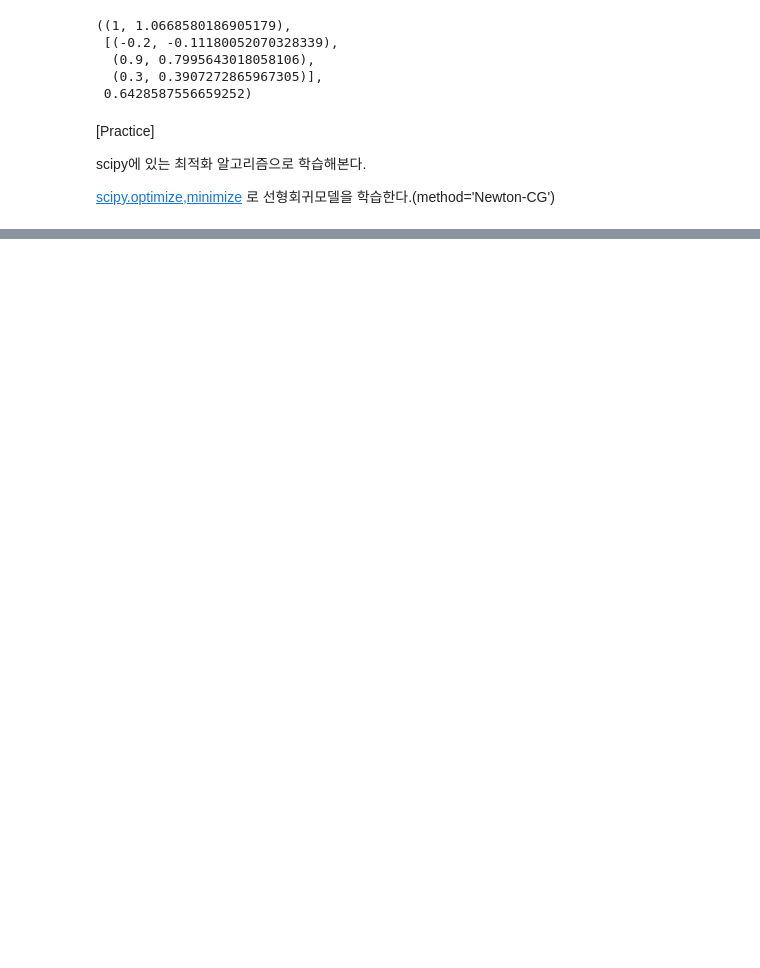
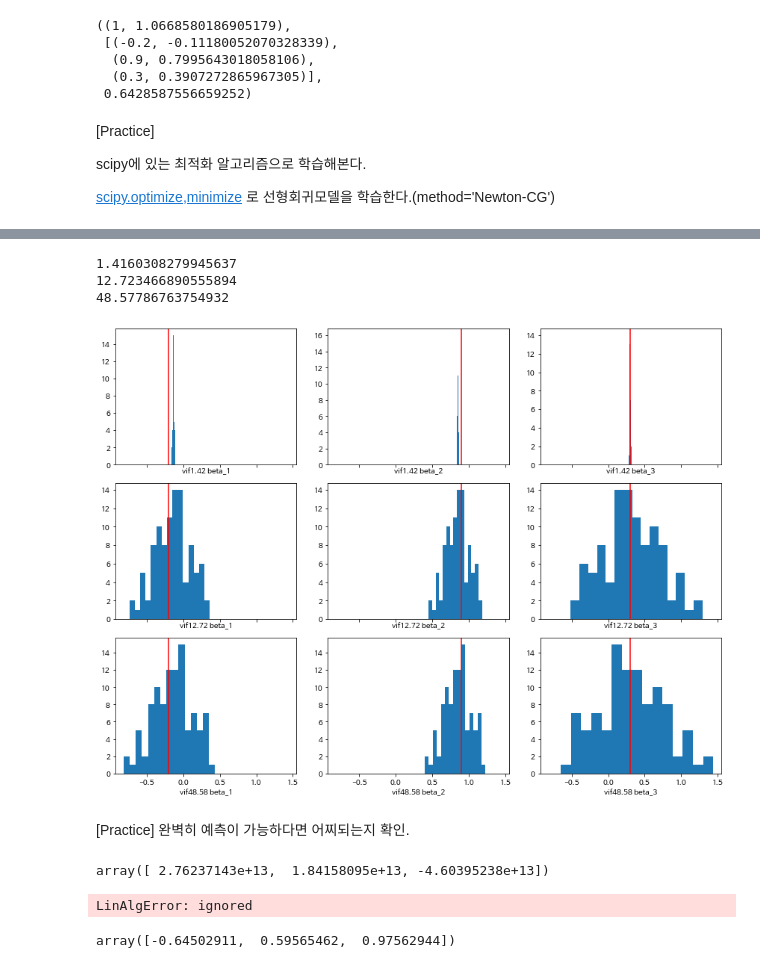
Before and after one commit to sunkusun9/ML2022_1, a Jupyter notebook: linear_regression.ipynb, the cells around one changed output, grey strips where cells are left out. Cells and saved outputs as stored; diff of their text form; code cells hidden in the pictures; blank space fills up the shorter version.

```diff
--- a/linear_regression.ipynb
+++ b/linear_regression.ipynb
@@ -382,2 +566,52 @@ minimize(mse, np.random.rand(X2_std_1.shape[1]), jac=jac, args=(X2_std_1, y), me
+# %%
+dfs = {}
+for degree in [1.0, 0.2, 0.1]:
+    X_e, y_e = gen_conlinear_sample(300, degree)
+    vif = calc_vif(X_e, 2)
+    print(vif)
+    # 데이터셋 중에서, 랜덤으로 95%만 골라서 학습을 하여 beta_hat을 구하자.(절편은 생략)
+    # 이를 100회 반복하고 beta_hat을 저장하고 이에 대한 히스토그램을 찍어 보자.
+    beta_s = []
+    for i in range(100):
+        beta_hat_0, beta_hat,_, _ = gradient_descent(X_e, y_e, 0.1, 50, random_state=None)
+        beta_s.append(beta_hat)
+    df = pd.DataFrame(np.vstack(beta_s), columns=['beta_1', 'beta_2', 'beta_3'])
+    dfs['vif{:.2f}'.format(vif)] = df
+# %% [output]
+1.4160308279945637
+12.723466890555894
+48.57786763754932
+# %%
+beta = [-0.2, 0.9, 0.3]
+fig, axs = plt.subplots(3, 3, figsize=(12, 9), sharex=True)
+for i, k in zip(range(3), dfs.keys()):
+    axs_ = axs[i]
+    for j, ax in enumerate(axs_):
+        ax.hist(dfs[k].iloc[:, j], bins=15)
+        ax.axvline(beta[j], color='r')
+        ax.set_xlabel("{} beta_{}".format(k, j + 1))
+plt.tight_layout()
+plt.show()
+# %% [output]
+[figure, added]
+# %% [markdown]
+[Practice]
+완벽히 예측이 가능하다면 어찌되는지 확인.
+# %%
+X_e, y_e = gen_conlinear_sample(300, 0)
+lr_reg = LinearRegression()
+lr_reg.fit(X_e, y_e)
+lr_reg.coef_
+# %% [output]
+array([ 2.76237143e+13,  1.84158095e+13, -4.60395238e+13])
+# %%
+np.linalg.inv(np.matmul(X_e.T, X_e)) # 역행렬이 존재하지 않는다.
+# %% [output]
+LinAlgError: ignored
+# %%
+beta_hat_0, beta_hat,_, _ = gradient_descent(X_e, y_e, 0.1, 100, random_state=None)
+beta_hat
+# %% [output]
+array([-0.64502911,  0.59565462,  0.97562944])
 # %%
 from sklearn.datasets import make_regression
```
Also changed, not shown: parts of 44 cells of this notebook.
